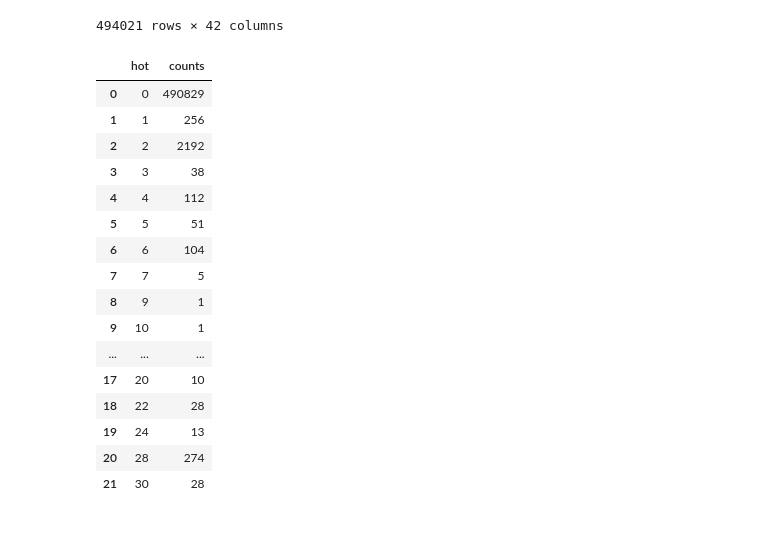
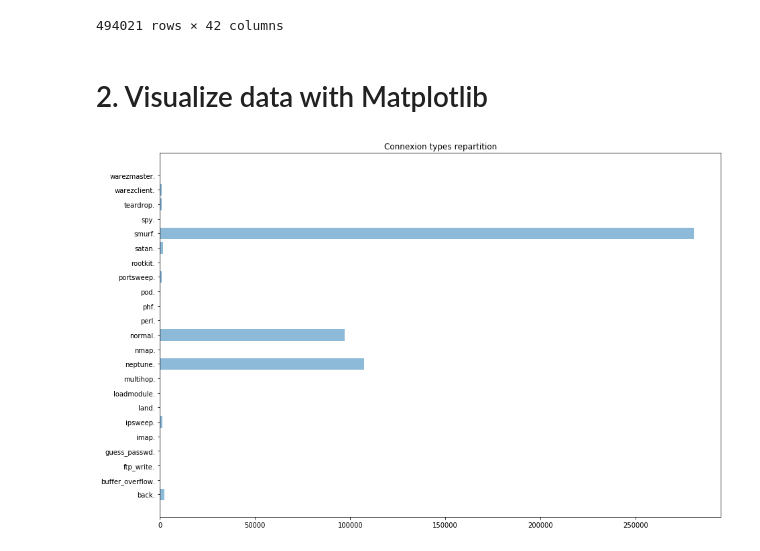
Before and after one commit to cvernerie/data-science-esilv, a Jupyter notebook: database-modelization.ipynb, the cells around one changed output. Drawn from its saved outputs; the diff is of its cells as text; code cells hidden in the pictures.

Commit message:
Make a chart of connexion types count

```diff
--- a/database-modelization.ipynb
+++ b/database-modelization.ipynb
@@ -53,7 +50,7 @@ df.rename(columns={0: 'duration',
                    38: 'dst_host_srv_serror_rate',
                    39: 'dst_host_rerror_rate',
                    40: 'dst_host_srv_rerror_rate',
-                   41: 'normal'
+                   41: 'type'
                   }, inplace=True)
 # %%
 df
@@ -77,22 +74,4 @@ df
 | 494020 | 0 | tcp | http | SF | 219 | 1234 | 0 | 0 | 0 | ... |
 494021 rows × 42 columns
 # %%
-df.groupby(['hot']).size().reset_index(name='counts')
+group_by = df.groupby(['type']).size().reset_index(name='counts')
-# %% [output]
-|  | hot | counts |
-| 0 | 0 | 490829 |
-| 1 | 1 | 256 |
-| 2 | 2 | 2192 |
-| 3 | 3 | 38 |
-| 4 | 4 | 112 |
-| 5 | 5 | 51 |
-| 6 | 6 | 104 |
-| 7 | 7 | 5 |
-| 8 | 9 | 1 |
-| 9 | 10 | 1 |
-| ... | ... | ... |
-| 17 | 20 | 10 |
-| 18 | 22 | 28 |
-| 19 | 24 | 13 |
-| 20 | 28 | 274 |
-| 21 | 30 | 28 |
@@ -98,0 +80,17 @@ df.groupby(['hot']).size().reset_index(name='counts')
+# %% [markdown]
+# 2. Visualize data with Matplotlib
+# %%
+types = group_by['type']
+count_by_type = group_by['counts']
+
+y_pos = np.arange(len(types))
+
+plt.figure(figsize=(15,10))
+
+plt.barh(y_pos, count_by_type, align='center', alpha=0.5)
+plt.yticks(y_pos, types)
+plt.title('Connexion types repartition')
+
+plt.show()
+# %% [output]
+[figure, added]
```
Also changed, not shown: parts of 3 cells of this notebook.
